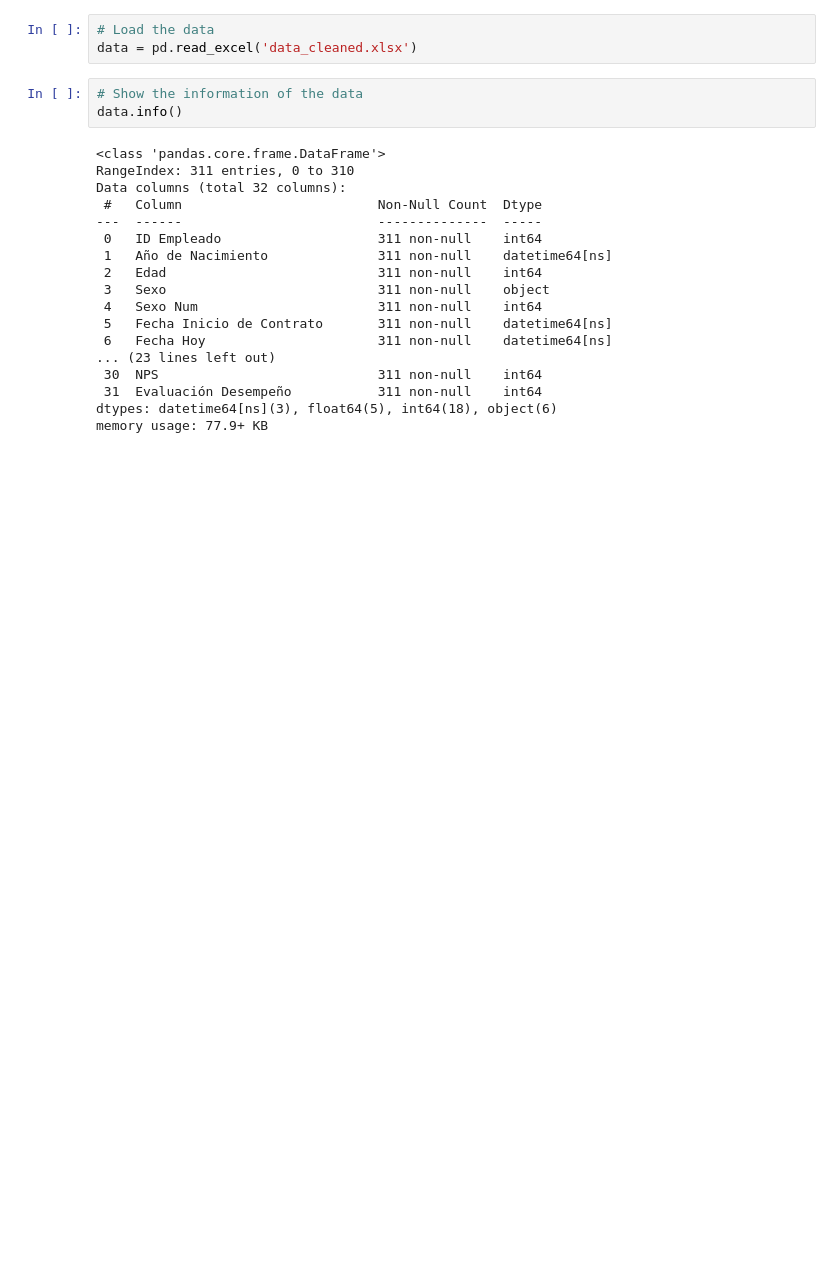
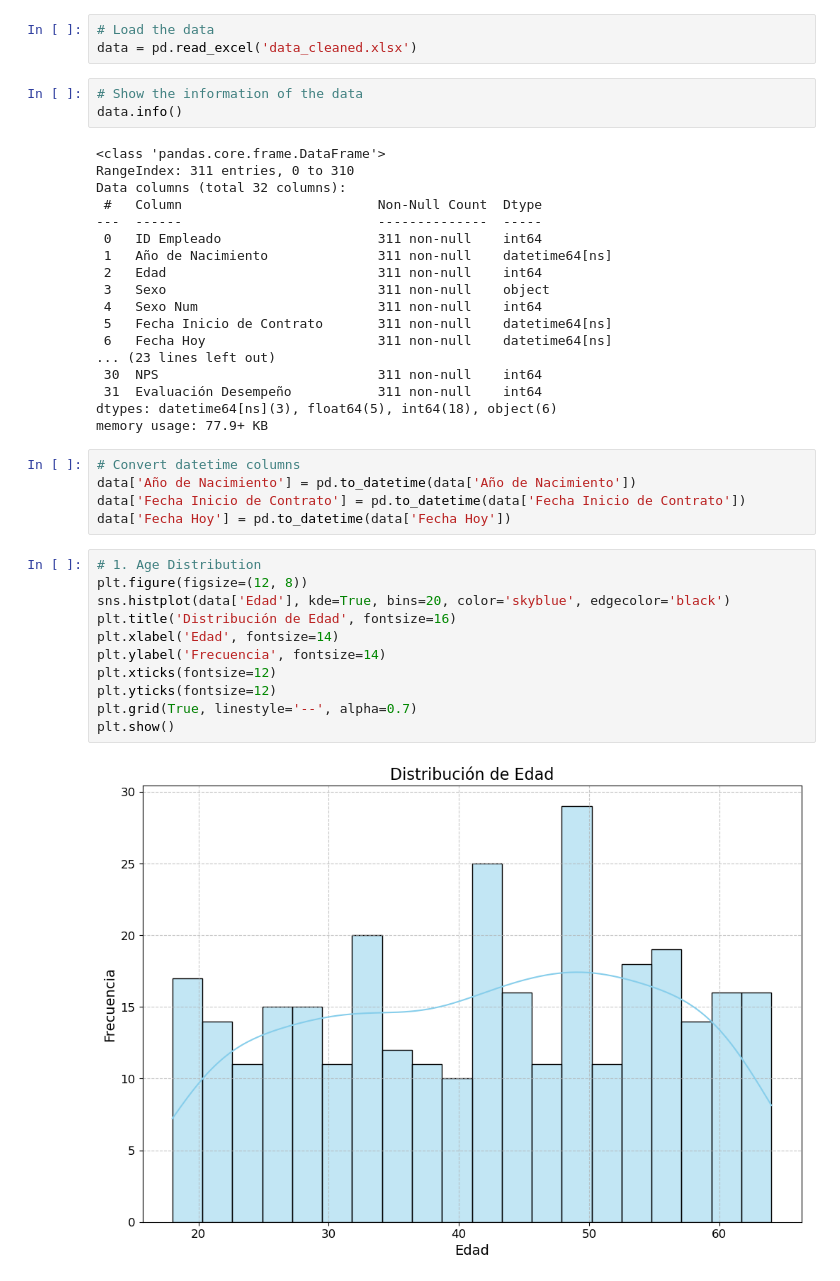
Before and after one commit to Jotis86/People-Analytics-Project, a Jupyter notebook: notebook/data_visualization.ipynb, the cells around one changed output. Saved outputs shown, nothing was run; the diff lists cells and outputs as text; blank space fills up the shorter version.

Commit message:
update plots

```diff
--- a/notebook/data_visualization.ipynb
+++ b/notebook/data_visualization.ipynb
@@ -29,3 +29,21 @@ Data columns (total 32 columns):
  31  Evaluación Desempeño           311 non-null    int64
 dtypes: datetime64[ns](3), float64(5), int64(18), object(6)
 memory usage: 77.9+ KB
+# %%
+# Convert datetime columns
+data['Año de Nacimiento'] = pd.to_datetime(data['Año de Nacimiento'])
+data['Fecha Inicio de Contrato'] = pd.to_datetime(data['Fecha Inicio de Contrato'])
+data['Fecha Hoy'] = pd.to_datetime(data['Fecha Hoy'])
+# %%
+# 1. Age Distribution
+plt.figure(figsize=(12, 8))
+sns.histplot(data['Edad'], kde=True, bins=20, color='skyblue', edgecolor='black')
+plt.title('Distribución de Edad', fontsize=16)
+plt.xlabel('Edad', fontsize=14)
+plt.ylabel('Frecuencia', fontsize=14)
+plt.xticks(fontsize=12)
+plt.yticks(fontsize=12)
+plt.grid(True, linestyle='--', alpha=0.7)
+plt.show()
+# %% [output]
+[figure, added]
```
Also changed, not shown: parts of 16 cells of this notebook.
